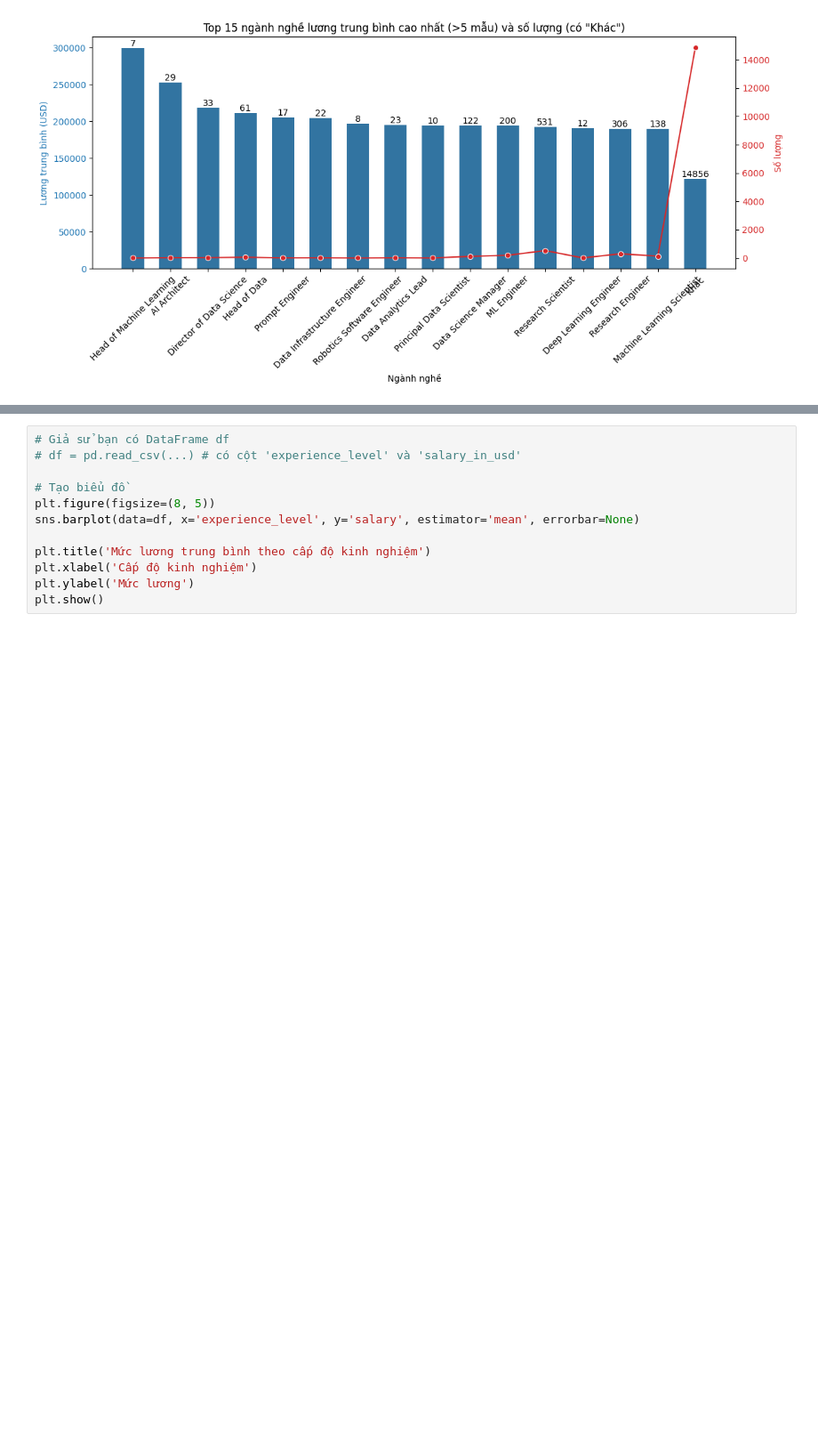
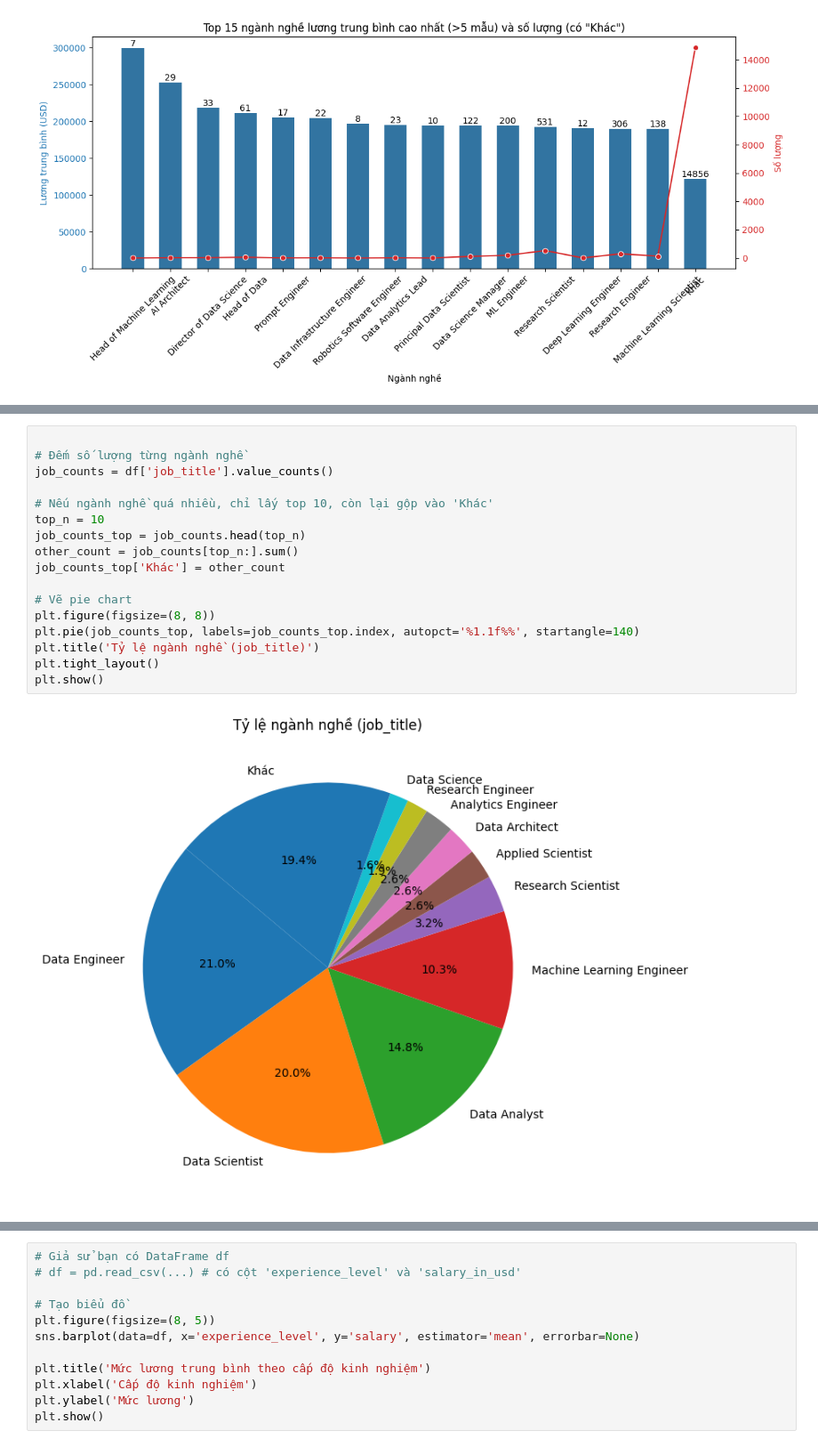
Before and after one commit to tuanduog/IT_Salary_Predict, a Jupyter notebook: notebook/show.ipynb, the cells around one changed output, grey strips where cells are left out. Shown at 89% size. Saved outputs shown, nothing was run; the diff lists cells and outputs as text; blank space fills up the shorter version.

```diff
--- a/notebook/show.ipynb
+++ b/notebook/show.ipynb
@@ -188,0 +260,19 @@ plt.show()
+# %%
+
+# Đếm số lượng từng ngành nghề
+job_counts = df['job_title'].value_counts()
+
+# Nếu ngành nghề quá nhiều, chỉ lấy top 10, còn lại gộp vào 'Khác'
+top_n = 10
+job_counts_top = job_counts.head(top_n)
+other_count = job_counts[top_n:].sum()
+job_counts_top['Khác'] = other_count
+
+# Vẽ pie chart
+plt.figure(figsize=(8, 8))
+plt.pie(job_counts_top, labels=job_counts_top.index, autopct='%1.1f%%', startangle=140)
+plt.title('Tỷ lệ ngành nghề (job_title)')
+plt.tight_layout()
+plt.show()
+# %% [output]
+[figure, added]
```
Also changed, not shown: parts of 10 cells of this notebook.
